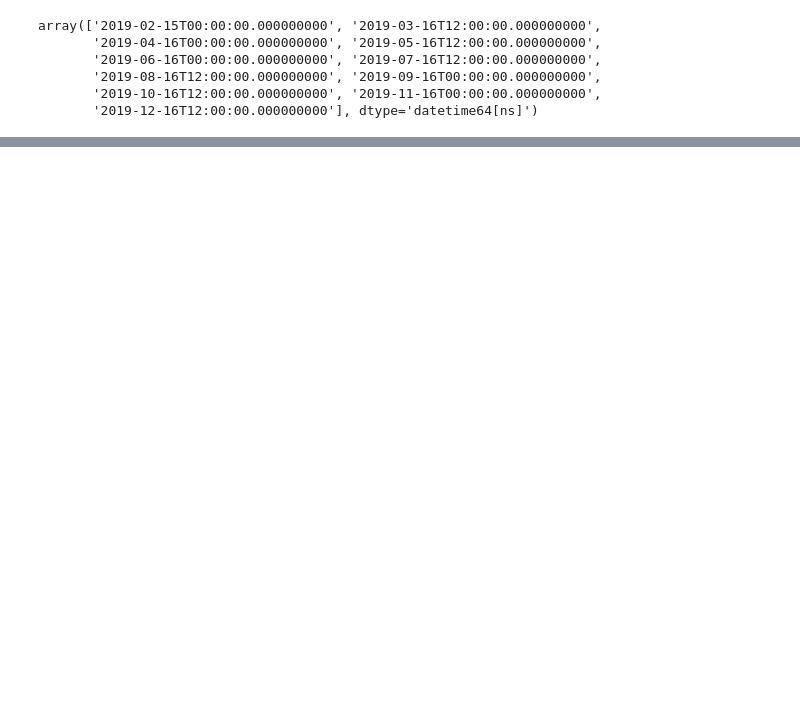
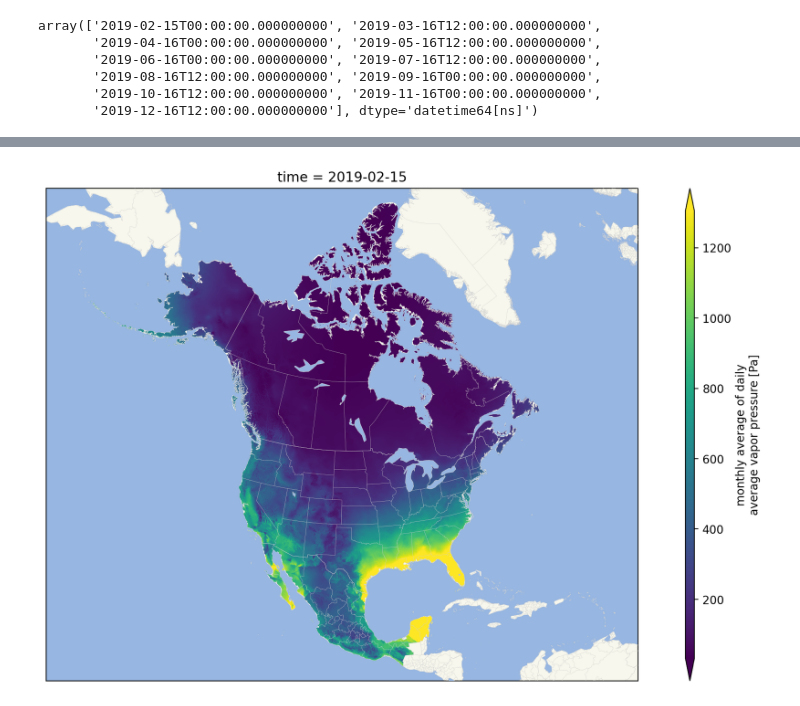
Before and after one commit to mmcfarland/pc-notebook-scratch, a Jupyter notebook: daymet/daymet-na-zarr.ipynb, the cells around one changed output, grey strips where cells are left out. Saved outputs shown, nothing was run; the diff lists cells and outputs as text; code cells hidden in the pictures; blank space fills up the shorter version.

```diff
--- a/daymet/daymet-na-zarr.ipynb
+++ b/daymet/daymet-na-zarr.ipynb
@@ -91,3 +95,7 @@ Wall time: 1min 1s
+# %%
+pl(vp, "viridis")
+# %% [output]
+[figure, added]
 # %%
 from shapely.geometry import shape
 import matplotlib.pyplot as plt
```
Also changed, not shown: parts of 9 cells of this notebook, 3 other files.
